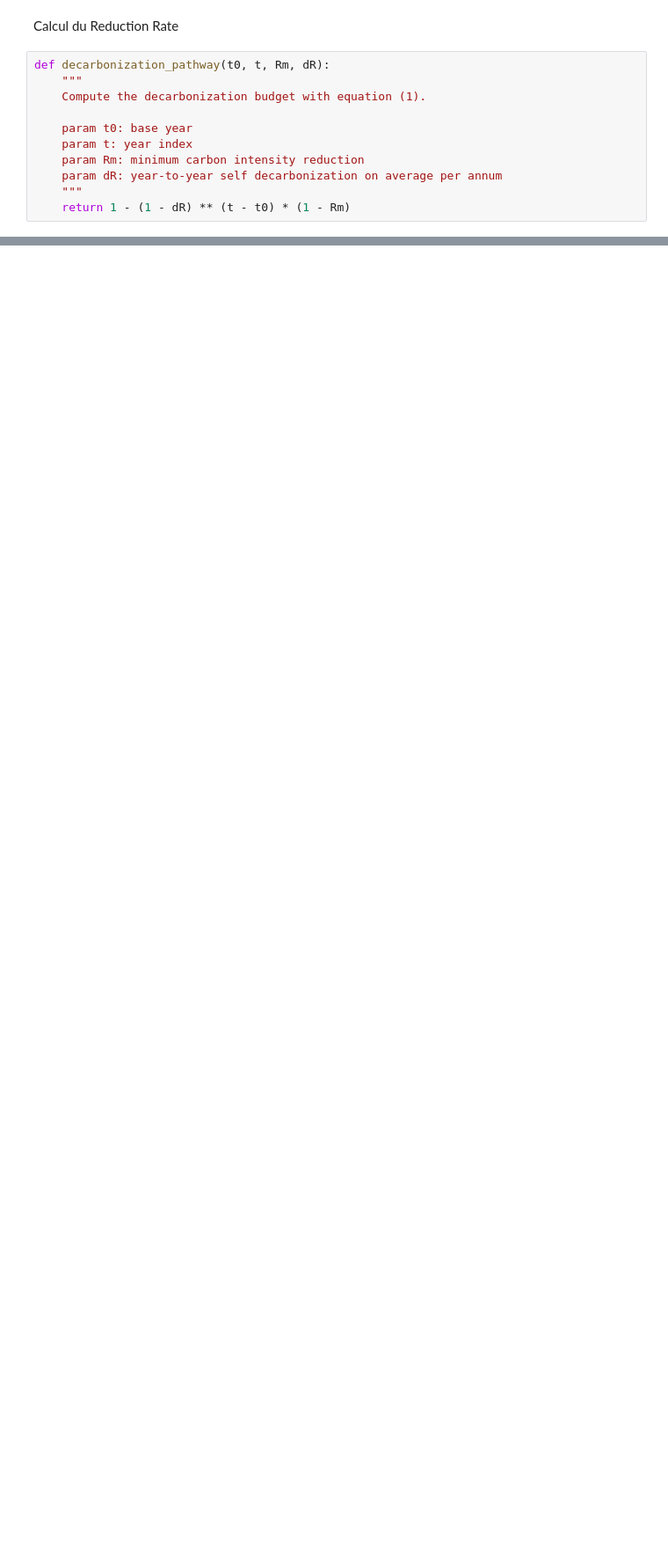
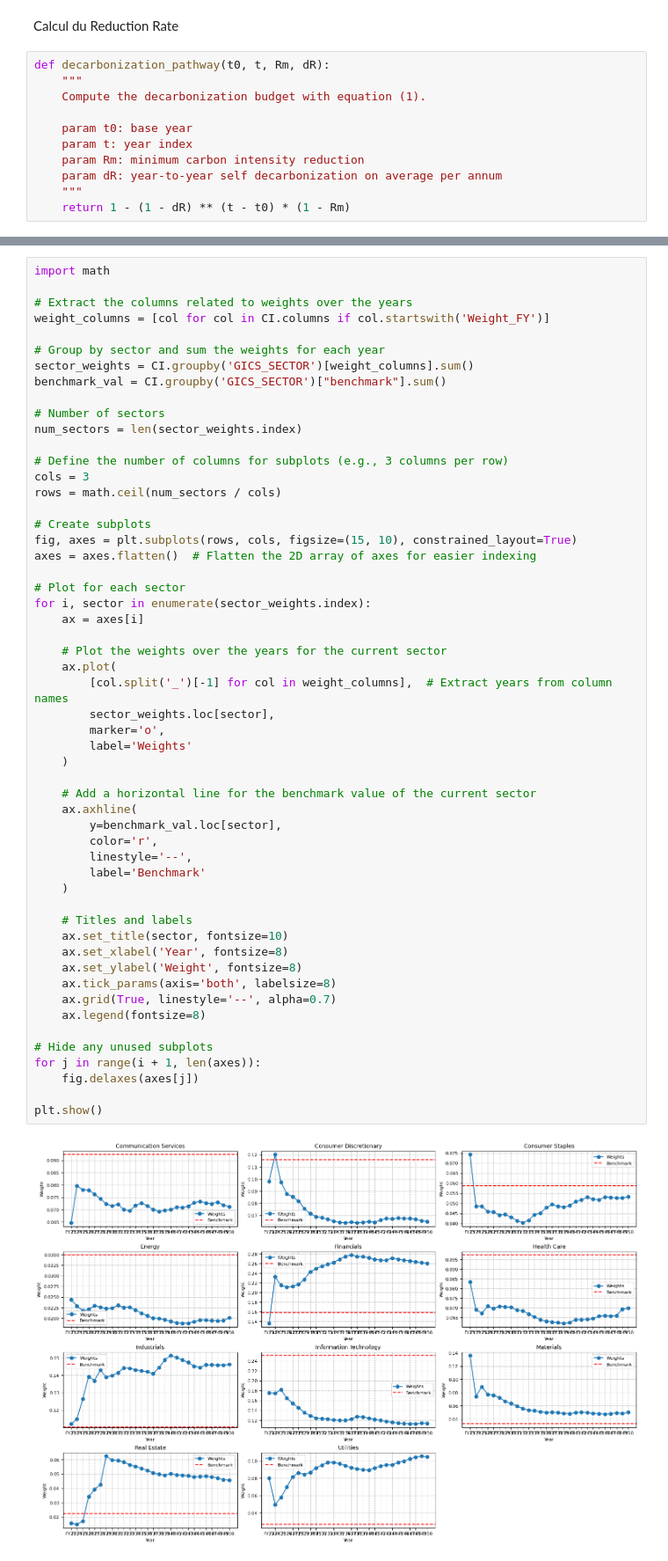
Before and after one commit to MoutetMaxime/net-zero-portfolio, a Jupyter notebook: optimization.ipynb, the cells around one changed output, grey strips where cells are left out. Shown at 88% size. Cells and saved outputs as stored; diff of their text form; blank space fills up the shorter version.

```diff
--- a/optimization.ipynb
+++ b/optimization.ipynb
@@ -162,0 +144,56 @@ plt.show()
+# %%
+import math
+
+# Extract the columns related to weights over the years
+weight_columns = [col for col in CI.columns if col.startswith('Weight_FY')]
+
+# Group by sector and sum the weights for each year
+sector_weights = CI.groupby('GICS_SECTOR')[weight_columns].sum()
+benchmark_val = CI.groupby('GICS_SECTOR')["benchmark"].sum()
+
+# Number of sectors
+num_sectors = len(sector_weights.index)
+
+# Define the number of columns for subplots (e.g., 3 columns per row)
+cols = 3
+rows = math.ceil(num_sectors / cols)
+
+# Create subplots
+fig, axes = plt.subplots(rows, cols, figsize=(15, 10), constrained_layout=True)
+axes = axes.flatten()  # Flatten the 2D array of axes for easier indexing
+
+# Plot for each sector
+for i, sector in enumerate(sector_weights.index):
+    ax = axes[i]
+
+    # Plot the weights over the years for the current sector
+    ax.plot(
+        [col.split('_')[-1] for col in weight_columns],  # Extract years from column names
+        sector_weights.loc[sector],
+        marker='o',
+        label='Weights'
+    )
+
+    # Add a horizontal line for the benchmark value of the current sector
+    ax.axhline(
+        y=benchmark_val.loc[sector],
+        color='r',
+        linestyle='--',
+        label='Benchmark'
+    )
+
+    # Titles and labels
+    ax.set_title(sector, fontsize=10)
+    ax.set_xlabel('Year', fontsize=8)
+    ax.set_ylabel('Weight', fontsize=8)
+    ax.tick_params(axis='both', labelsize=8)
+    ax.grid(True, linestyle='--', alpha=0.7)
+    ax.legend(fontsize=8)
+
+# Hide any unused subplots
+for j in range(i + 1, len(axes)):
+    fig.delaxes(axes[j])
+
+plt.show()
+# %% [output]
+[figure, added]
```
Also changed, not shown: parts of 7 cells of this notebook.
